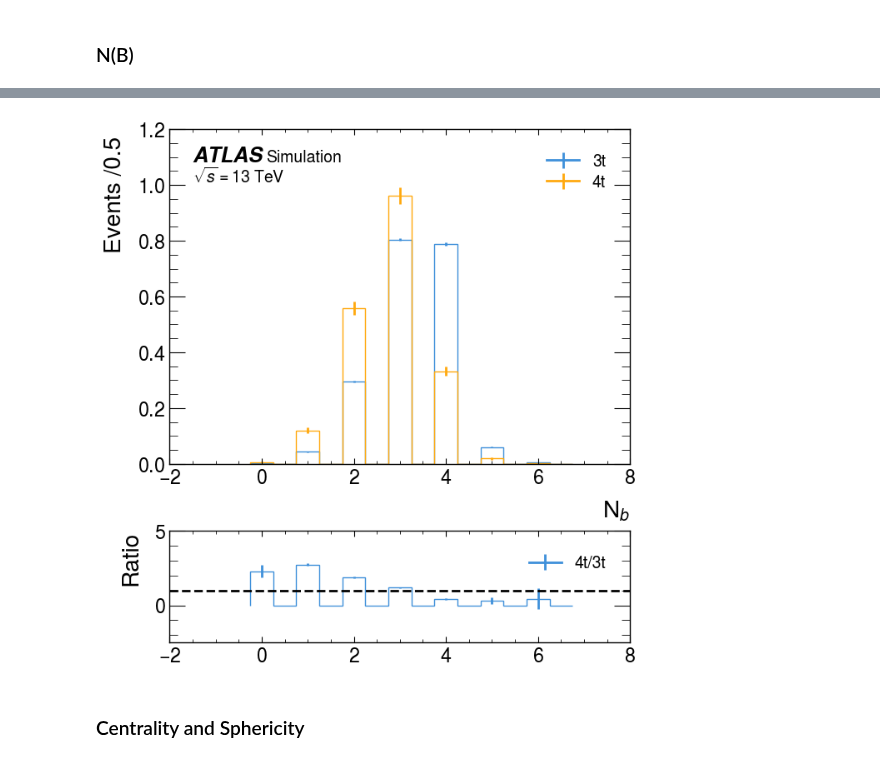
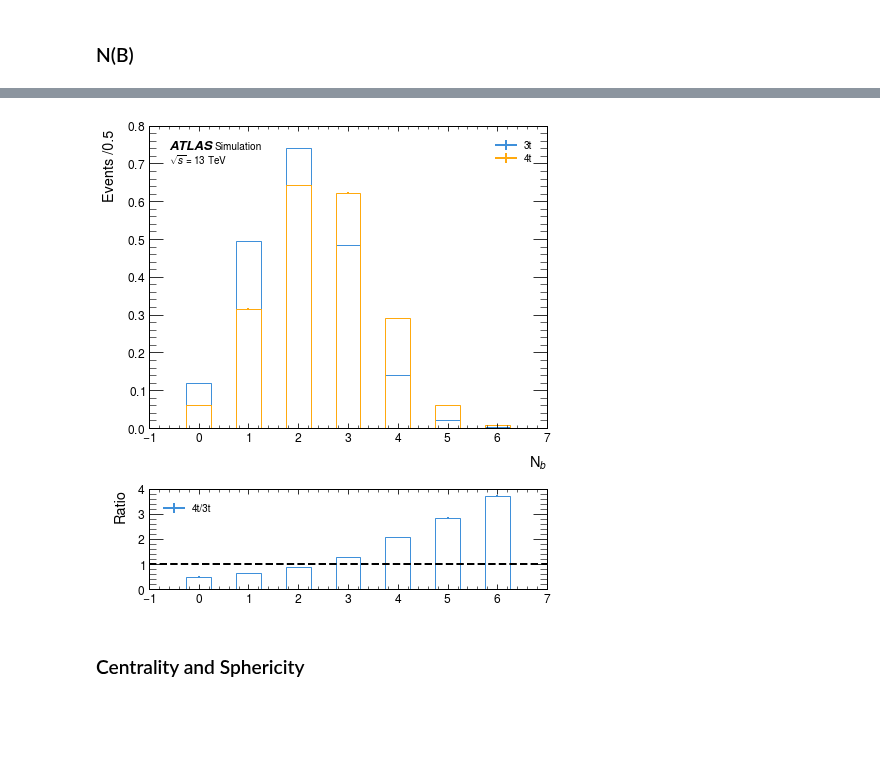
Before and after one commit to archiebrooks02/MPHYS-4Top, a Jupyter notebook: reco_level_sim2.ipynb, the cells around one changed output, grey strips where cells are left out. Cells and saved outputs as stored; diff of their text form; code cells hidden in the pictures; blank space fills up the shorter version.

```diff
--- a/reco_level_sim2.ipynb
+++ b/reco_level_sim2.ipynb
@@ -694,13 +682,21 @@ print(np.max(N_B_4t))
+# %%
+btags_4t = events_4t_jets['Jet.BTag']
+btags_4t = btags_4t[btags_4t==1]
+
+btags_3tj = events_3tj_jets['Jet.BTag']
+btags_3tW = events_3tW_jets['Jet.BTag']
+btags_3t = awkward.concatenate((btags_3tW,btags_3tW))
+btags_3t = btags_3t[btags_3t==1]
 # %%
-N_B_3t = awkward.num(events_3t['jet_partonid'][events_3t['jet_partonid']==5])
-N_B_4t = awkward.num(events_4t['jet_partonid'][events_4t['jet_partonid']==5])
+N_B_3t = awkward.num(btags_3t)
+N_B_4t = awkward.num(btags_4t)
 fig, ax = plt.subplots(2,1,gridspec_kw={'height_ratios':[3,1]}, figsize=(7,8))
 histogram([N_B_3t, N_B_4t], 14, ['3t','4t'], ax[0], ratio=True, ratio_axes=ax[1], density=True, x_units='', set_range=(-0.25,6.75))
 ax[0].set_xlabel(r'N$_b$')
 plt.subplots_adjust(hspace=0.3, wspace=0.3)
 plt.show()
 # %% [output]
-[figure, old version]
+[figure, new version]
 # %% [markdown]
 ### Centrality and Sphericity
 # %%
```
Also changed, not shown: parts of 30 cells of this notebook.
